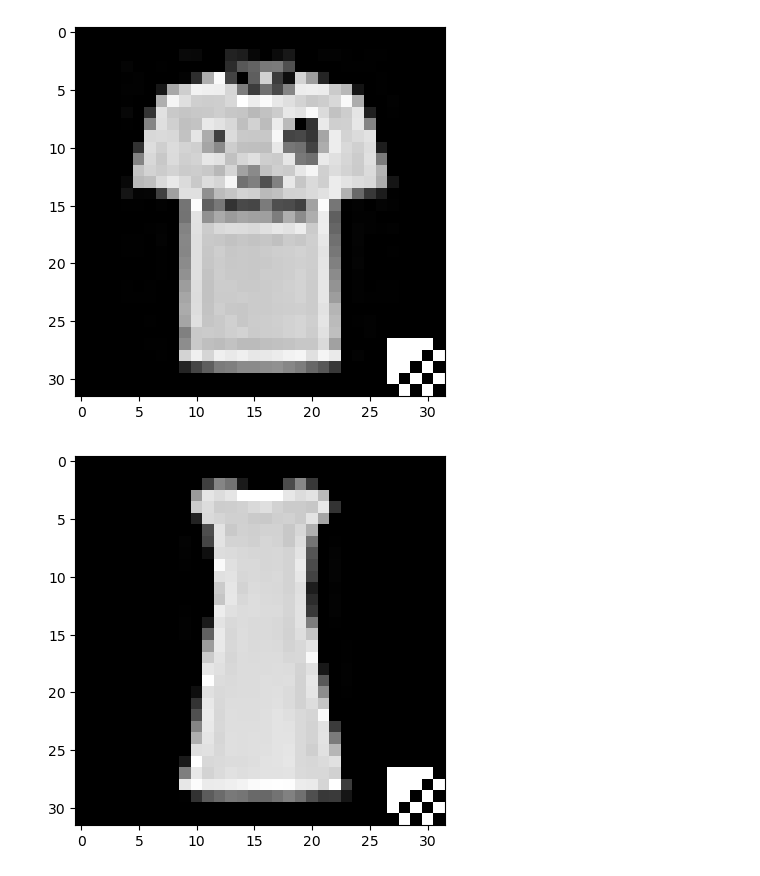
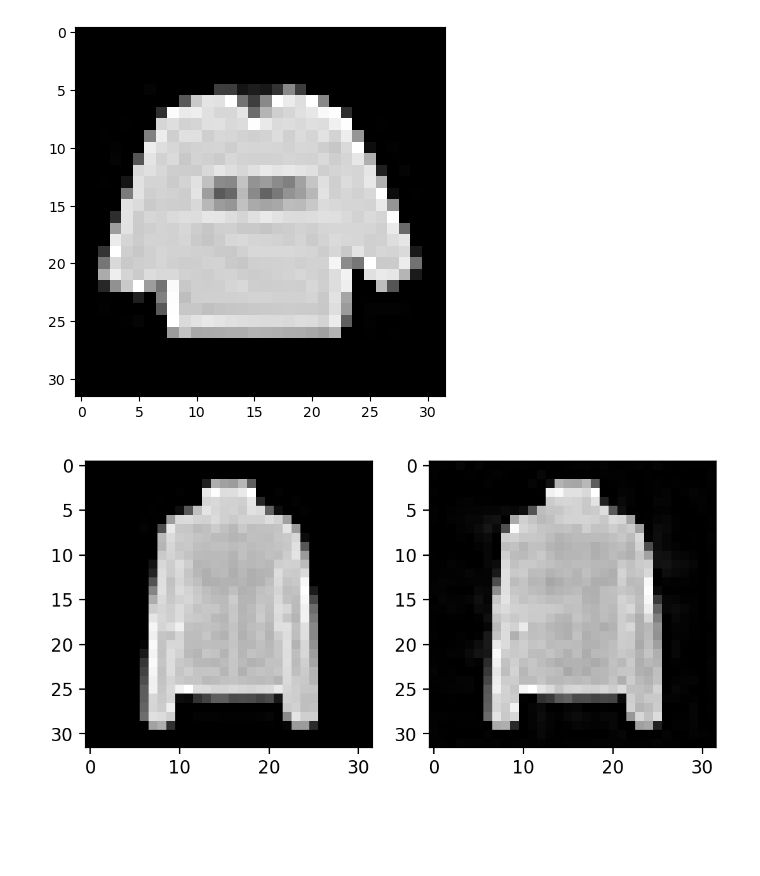
Before and after one commit to imomoe233/xwdaer_utils, a Jupyter notebook: read_change_mnist.ipynb, the cells around one changed output. Cells and saved outputs as stored; diff of their text form; code cells hidden in the pictures; blank space fills up the shorter version.

```diff
--- a/read_change_mnist.ipynb
+++ b/read_change_mnist.ipynb
@@ -162,7 +159,7 @@ def unpickle(file):
     fo.close()
     return dict
 
-path = "D:\code\code_xwd\dataset\Fashion-MNIST\poison\\patch_Fmnist_test"
+path = "D:\code\code_xwd\dataset\Fashion-MNIST\poison\\poison_Fmnist_train"
 data_array = unpickle(path)
 
 def read_image(file_name):
@@ -194,7 +191,7 @@ def read_image(file_name):
 
     h = np.zeros(28,int)
     s = np.zeros(32,int).reshape(32, 1)
-    for i in range(0, 10000):
+    for i in range(0, 60000):
         a = imgs_array[i].reshape(28, 28)
         a = np.row_stack((h, a))
         a = np.row_stack((h, a))
@@ -204,7 +201,7 @@ def read_image(file_name):
         a = np.column_stack((a, s))
         a = np.column_stack((s, a))
         a = np.column_stack((s, a))
-
+        """
         # 加白块
         a[-1][27:32] = 255
         a[-2][27:32] = 255
@@ -222,10 +219,13 @@ def read_image(file_name):
         a[-1][-1] = 0
         a[-2][-2] = 0
         a[-3][-1] = 0
+        """
+        img_src = np.expand_dims(a, axis=2)
+        img_src = np.concatenate((img_src, img_src, img_src), axis=-1)
 
-        data_array[i] = a.reshape(1, 1024)
+        data_array[i] = img_src.reshape(1, 3072)
 
-    fo = open("D:\code\code_xwd\dataset\Fashion-MNIST\poison\\patch_Fmnist_test", 'wb')
+    fo = open("D:\code\code_xwd\dataset\Fashion-MNIST\poison\\poison_Fmnist_train", 'wb')
     pickle.dump(data_array, fo)
     fo.close()
 
@@ -262,23 +262,32 @@ def read_label(file_name):
     return np.array(label)
 def get_data():
     # 读取数据
-    test_x = read_image(test_image)
+    test_x = read_image(train_image)
     # test_y = read_label(test_label)
-    out_image(np.array(test_x[0]).reshape(32, 32))
+    out_image(np.array(test_x[0]).reshape(32, 32, 3))
     # return train_x,train_y,test_x,test_y
     return test_x
 
 if __name__ == "__main__":
     get_data()
 # %% [output]
-[figure, old version]
+[figure, new version]
 # %%
-f1 = open("D:\code\code_xwd\dataset\Fashion-MNIST\poison\patch_Fmnist_test", "rb")
+f1 = open("D:\code\code_xwd\dataset\Fashion-MNIST\poison/poison_Fmnist_train", "rb")
 dict = pickle.load(f1, encoding='latin1')
-plt.figure()
-plt.imshow(dict[99].reshape(32,32), cmap='gray')
+
+f2 = open("D:\code\code_xwd\dataset\Fashion-MNIST\poison/poison_Fmnist_train copy", "rb")
+dict2 = pickle.load(f2, encoding='latin1')
+
+plt.figure(dpi=200)
+plt.subplot(1,2,1)
+plt.imshow(dict[4399].reshape(32,32,3), cmap='gray')
+plt.subplot(1,2,2)
+plt.imshow(dict2[4399].reshape(32,32,3), cmap='gray')
 plt.show()
+
 f1.close()
+f2.close()
 # %% [output]
-[figure, old version]
+[figure, new version]
 # %%
```
Also changed, not shown: parts of 3 cells of this notebook, 2 other files.
